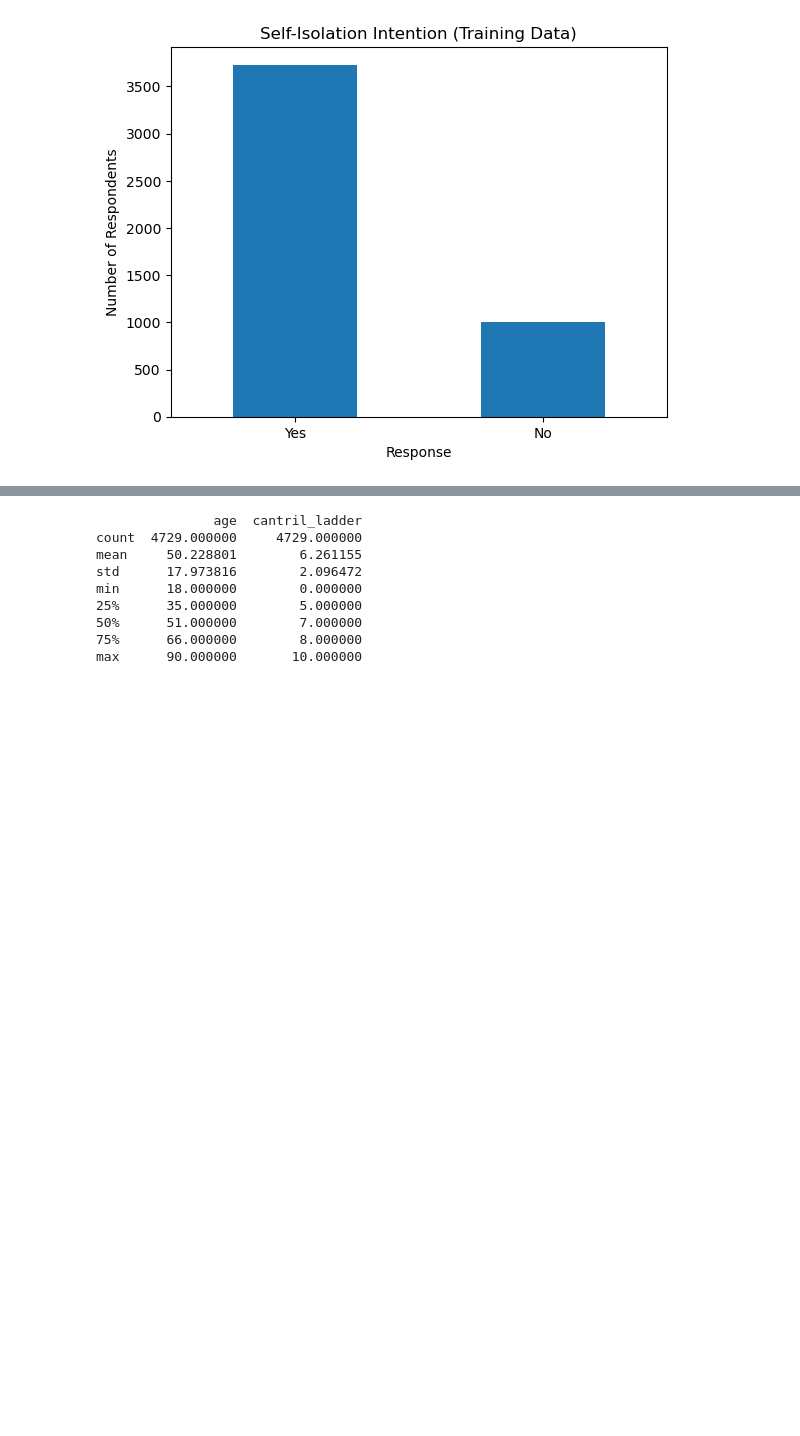
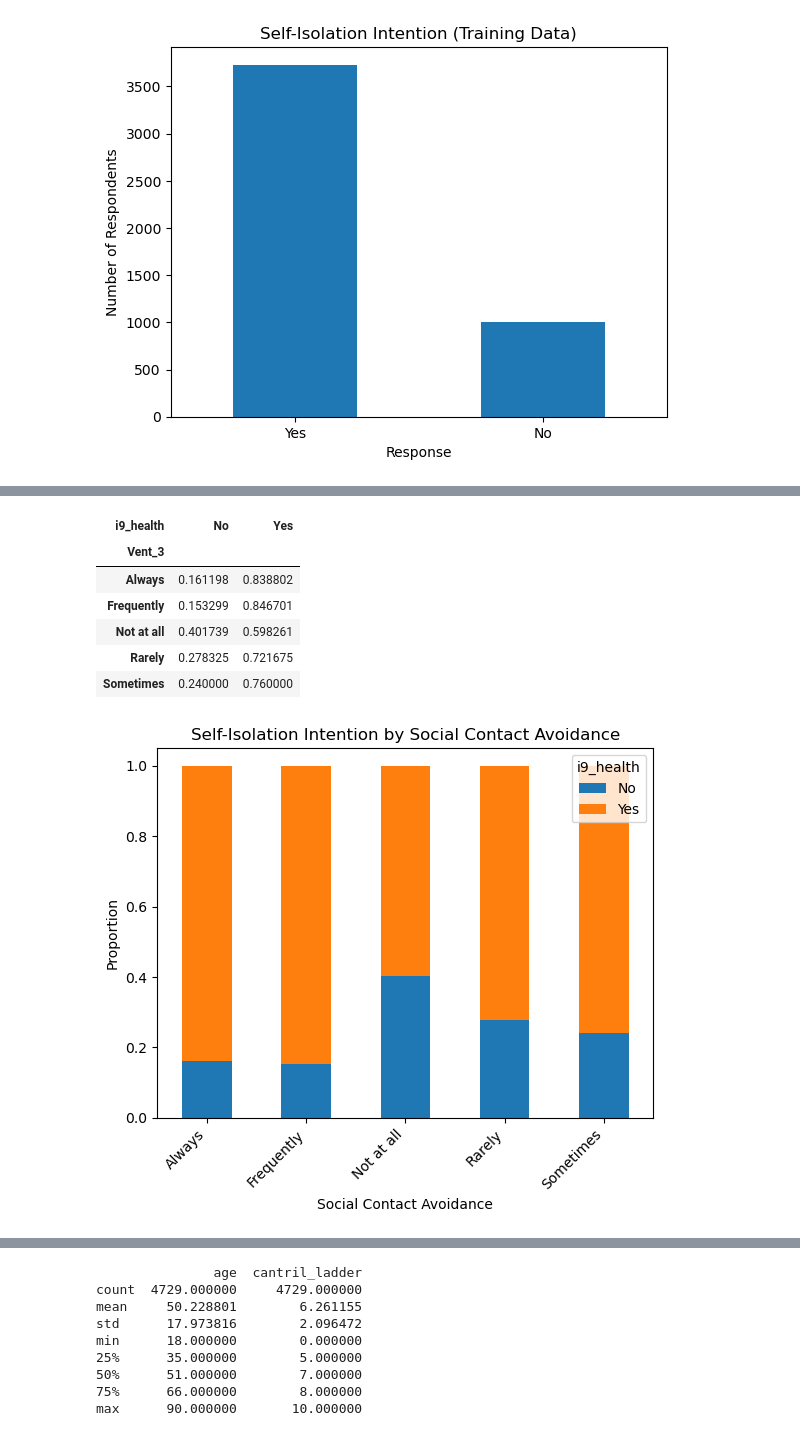
Before and after one commit to y4nxunj/rsm8413-a1, a Jupyter notebook: EDA1.ipynb, the cells around one changed output, grey strips where cells are left out. Drawn from its saved outputs; the diff is of its cells as text; code cells hidden in the pictures; blank space fills up the shorter version.

```diff
--- a/EDA1.ipynb
+++ b/EDA1.ipynb
@@ -208,0 +262,25 @@ Male       0.247552  0.752448
+# %%
+vent_pct = pd.crosstab(
+    train_df["Vent_3"],
+    train_df["i9_health"],
+    normalize="index"
+)
+
+display(vent_pct)
+
+vent_pct.plot(kind="bar", stacked=True)
+
+plt.title("Self-Isolation Intention by Social Contact Avoidance")
+plt.xlabel("Social Contact Avoidance")
+plt.ylabel("Proportion")
+plt.xticks(rotation=45, ha="right")
+plt.show()
+# %% [output]
+| i9_health | No | Yes |
+| Vent_3 |  |  |
+| Always | 0.161198 | 0.838802 |
+| Frequently | 0.153299 | 0.846701 |
+| Not at all | 0.401739 | 0.598261 |
+| Rarely | 0.278325 | 0.721675 |
+| Sometimes | 0.240000 | 0.760000 |
+[figure, added]
```
Also changed, not shown: parts of 16 cells of this notebook.
